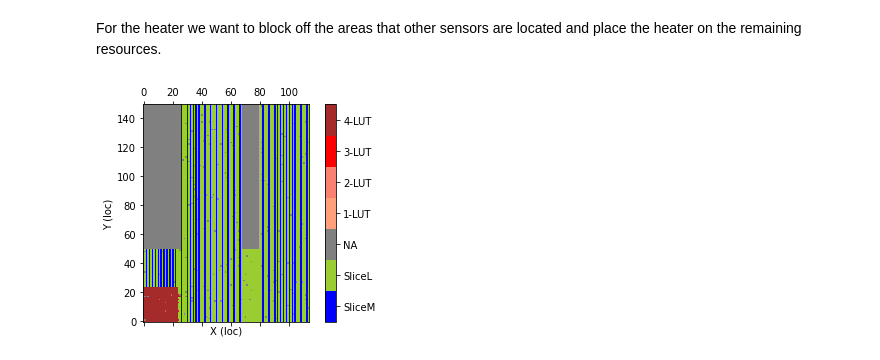
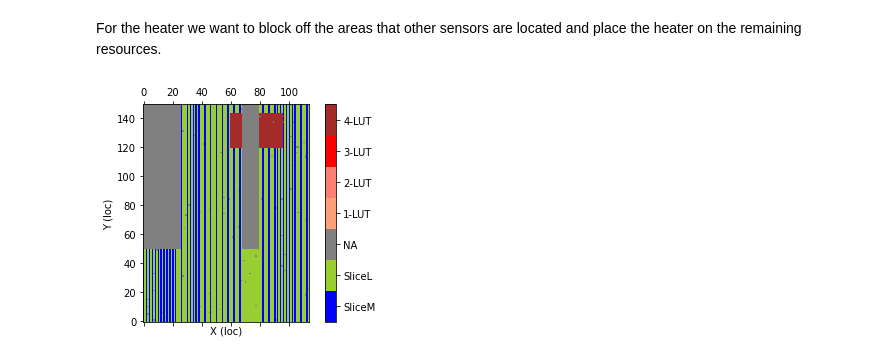
Before and after one commit to sarashs/TYNQ, a Jupyter notebook: python_scripts/Creating_constraints_tutorial.ipynb, the cells around one changed output. Saved outputs shown, nothing was run; the diff lists cells and outputs as text; code cells hidden in the pictures.

```diff
--- a/python_scripts/Creating_constraints_tutorial.ipynb
+++ b/python_scripts/Creating_constraints_tutorial.ipynb
@@ -15,6 +15,6 @@ chip_resources_path = Path('ZYNQ7000.json')
 location_data = IpLoc(chip_resources_path)
 # %%
 # Create the initial IpLoc data
-test_circuit_path = Path('IP_configure.yaml')
+test_circuit_path = Path('simple_ro_config.yaml')
 test_circuit = TestCircuit(test_circuit_path)
 # %% [output]
@@ -80,8 +101,8 @@ For the heater we want to block off the areas that other sensors are located and
 # %%
 for item in test_circuit.circuit.keys():
     if test_circuit.circuit[item]['IP'] == 'heater':
         test_circuit.locations[item] = blocked_resources
-blocked_resources = utils.heater_xdc(test_circuit, init_coord=(0, 0), dim=(24, 24), outputfile='heater.XDC')
+blocked_resources = utils.heater_xdc(test_circuit, init_coord=(60, 120), dim=(24, 24), outputfile='simple_ro.XDC')
 blocked_resources.plot_layout()
 # %% [output]
-[figure, old version]
+[figure, new version]
```
Also changed, not shown: parts of 6 cells of this notebook, 6 other files.
